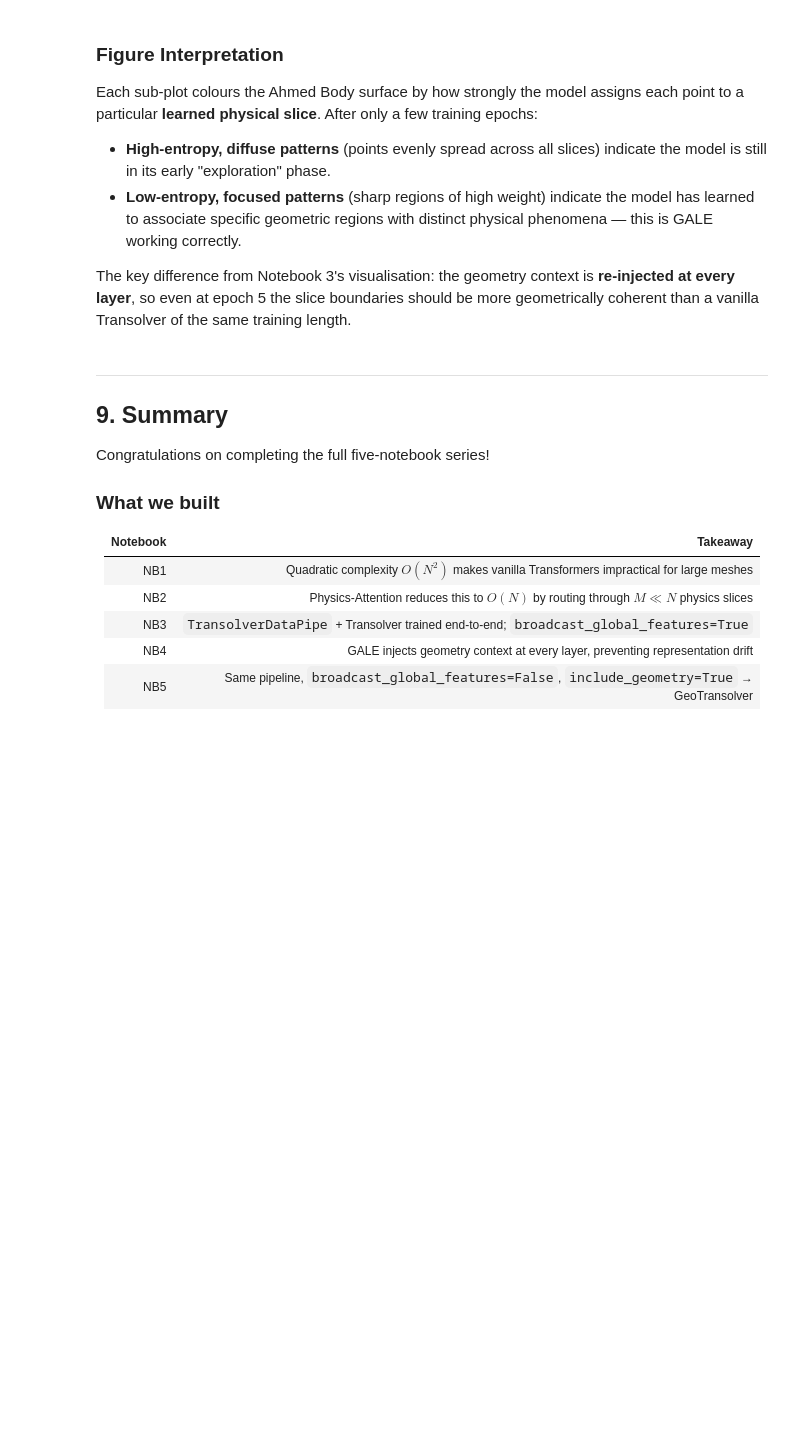
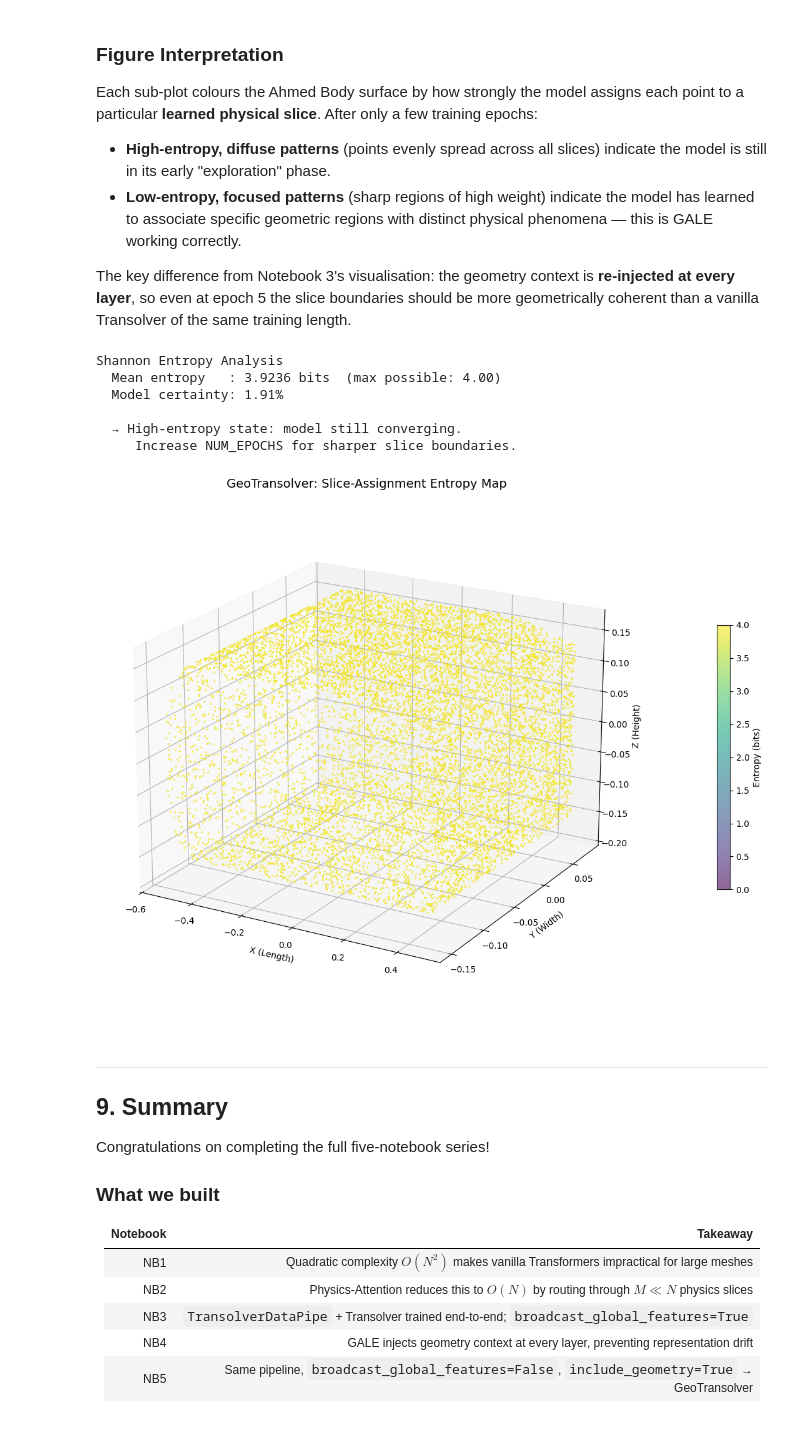
Before and after one commit to openhackathons-org/End-to-End-AI-for-Science, a Jupyter notebook: workspace/python/jupyter_notebook/Transolver/Notebook5-Training-GeoTransolver.ipynb, the cells around one changed output. Drawn from its saved outputs; the diff is of its cells as text; code cells hidden in the pictures; blank space fills up the shorter version.

```diff
--- a/workspace/python/jupyter_notebook/Transolver/Notebook5-Training-GeoTransolver.ipynb
+++ b/workspace/python/jupyter_notebook/Transolver/Notebook5-Training-GeoTransolver.ipynb
@@ -565,7 +663,6 @@ Everything else — shuffling, loss, metrics, checkpointing — is identical.
 # %%
 # ── Main Training Loop ────────────────────────────────────────────────────
 print(f"Starting GeoTransolver training for {NUM_EPOCHS} epoch(s) …\n")
-
 train_indices = list(range(len(train_datapipe)))
 val_indices   = list(range(len(val_datapipe)))
 
@@ -613,7 +710,7 @@ for epoch in range(NUM_EPOCHS):
           f"  ({time.time()-epoch_start:.1f}s)")
     print(tabulate(avg_val_metrics.items(), headers=["Metric", "Value"], tablefmt="pretty"))
 
-    ckpt = os.path.join(CHECKPOINT_PATH, f"geo_epoch_{epoch+1}.pt")
+    ckpt = os.path.join(CHECKPOINT_DIR, f"geo_epoch_{epoch+1}.pt")
     torch.save({
         'epoch': epoch + 1,
         'model_state_dict': geo_model.state_dict(),
@@ -761,35 +933,76 @@ Each sub-plot colours the Ahmed Body surface by how strongly the model assigns e
 The key difference from Notebook 3's visualisation: the geometry context is **re-injected at every layer**, so even at epoch 5 the slice boundaries should be more geometrically coherent than a vanilla Transolver of the same training length.
 # %%
 # ── Shannon Entropy Analysis ──────────────────────────────────────────────
-eps        = 1e-9
-entropy    = -np.sum(ascription * np.log2(ascription + eps), axis=1)   # (N,)
-max_ent    = np.log2(M_SLICES)
-mean_ent   = np.mean(entropy)
-certainty  = (1.0 - mean_ent / max_ent) * 100.0
+eps = 1e-9
+
+# ascription should be shape (N, M_SLICES)
+# entropy will be shape (N,)
+entropy = -np.sum(ascription * np.log2(ascription + eps), axis=1)
+
+max_ent   = np.log2(M_SLICES)
+mean_ent  = np.mean(entropy)
+certainty = (1.0 - mean_ent / max_ent) * 100.0
 
 print(f"Shannon Entropy Analysis")
 print(f"  Mean entropy   : {mean_ent:.4f} bits  (max possible: {max_ent:.2f})")
 print(f"  Model certainty: {certainty:.2f}%")
 
 if certainty < 5.0:
     print("\n  → High-entropy state: model still converging.")
     print("     Increase NUM_EPOCHS for sharper slice boundaries.")
 else:
     print("\n  → Model is committing to distinct physical states.")
 
+
+# ── Get coordinates for entropy map ───────────────────────────────────────
+# Use the same batch/case that produced `ascription`.
+# embeddings has shape (1, N, 6), where first 3 channels are xyz.
+coords = batch["embeddings"][0, :, :3].detach().cpu().numpy()
+
+# Safety checks
+if coords.shape[0] != entropy.shape[0]:
+    raise ValueError(
+        f"coords and entropy have different point counts: "
+        f"coords={coords.shape[0]}, entropy={entropy.shape[0]}. "
+        f"Make sure `batch` is the same sample used to compute `ascription`."
+    )
+
+
 # ── 3-D entropy map ───────────────────────────────────────────────────────
 fig = plt.figure(figsize=(14, 9))
-ax  = fig.add_subplot(111, projection="3d")
-sc  = ax.scatter(coords[:, 0], coords[:, 1], coords[:, 2],
-                 c=entropy, cmap="viridis", s=2, alpha=0.6,
-                 vmin=0, vmax=max_ent)
+ax = fig.add_subplot(111, projection="3d")
+
+sc = ax.scatter(
+    coords[:, 0],
+    coords[:, 1],
+    coords[:, 2],
+    c=entropy,
+    cmap="viridis",
+    s=2,
+    alpha=0.6,
+    vmin=0,
+    vmax=max_ent,
+)
+
 ax.set_title("GeoTransolver: Slice-Assignment Entropy Map", fontsize=14)
-ax.set_xlabel("X (Length)"); ax.set_ylabel("Y (Width)"); ax.set_zlabel("Z (Height)")
+ax.set_xlabel("X (Length)")
+ax.set_ylabel("Y (Width)")
+ax.set_zlabel("Z (Height)")
+
 cbar = fig.colorbar(sc, ax=ax, shrink=0.5, pad=0.1)
 cbar.set_label("Entropy (bits)")
+
 ax.view_init(elev=20, azim=-60)
 plt.tight_layout()
 plt.show()
+# %% [output]
+Shannon Entropy Analysis
+  Mean entropy   : 3.9236 bits  (max possible: 4.00)
+  Model certainty: 1.91%
+
+  → High-entropy state: model still converging.
+     Increase NUM_EPOCHS for sharper slice boundaries.
+[figure, added]
 # %% [markdown]
 ---
 ## 9. Summary
```
Also changed, not shown: parts of 8 cells of this notebook, 3 other files.
